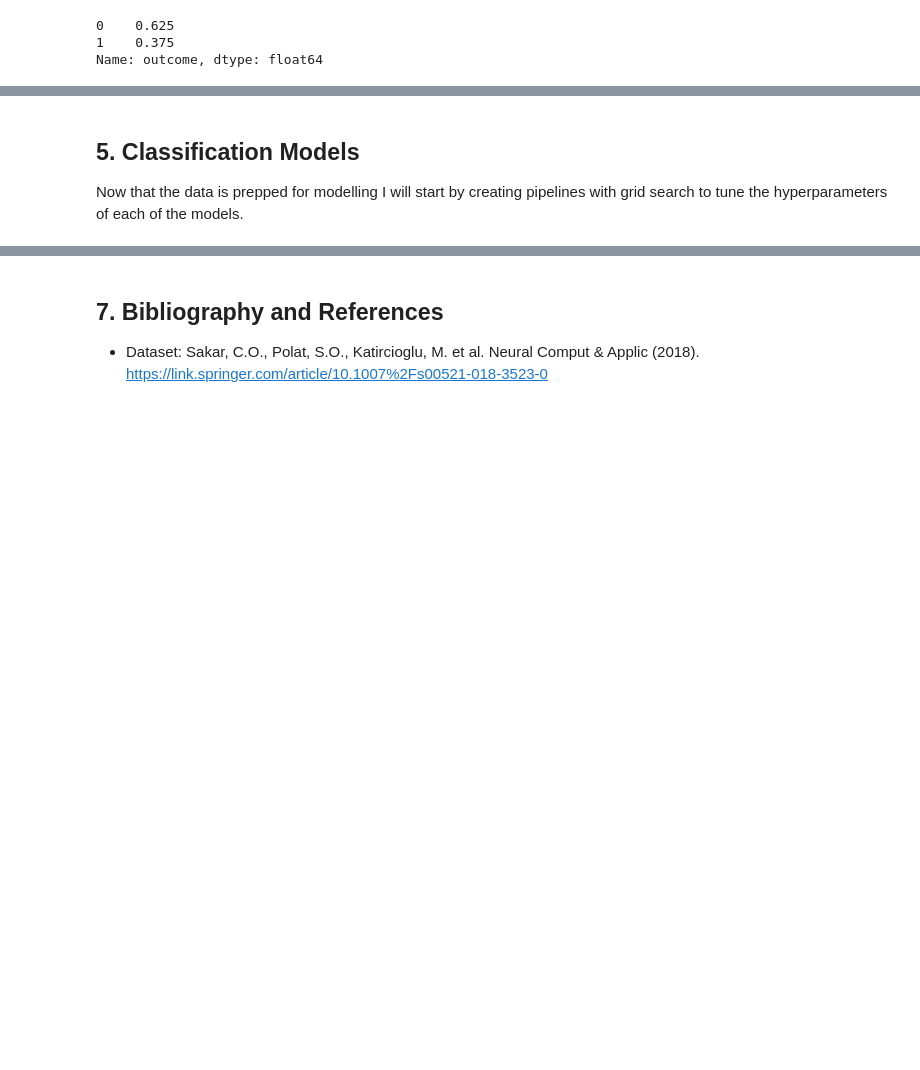
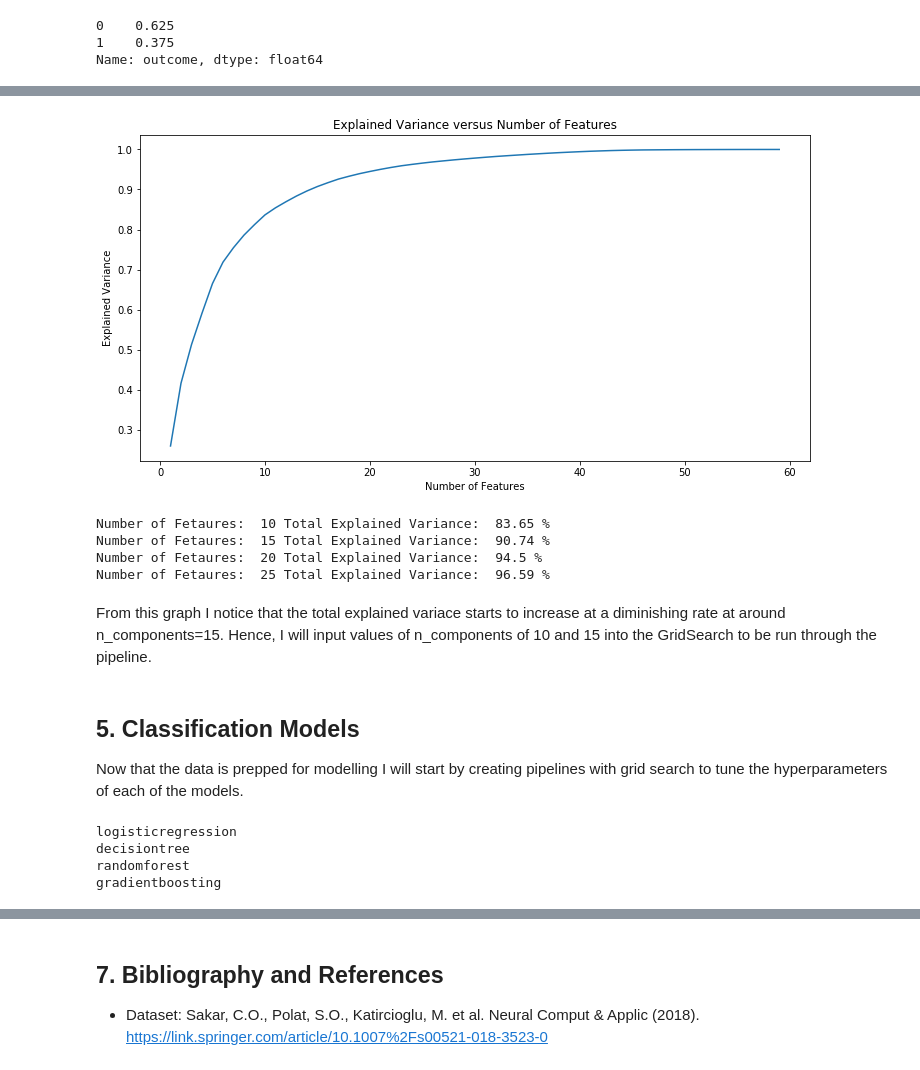
Before and after one commit to a123priya/dsc-mod-5-project-online-ds-pt-021119, a Jupyter notebook: student.ipynb, the cells around one changed output, grey strips where cells are left out. Saved outputs shown, nothing was run; the diff lists cells and outputs as text; code cells hidden in the pictures; blank space fills up the shorter version.

```diff
--- a/student.ipynb
+++ b/student.ipynb
@@ -797,3 +798,28 @@ Pre-processing and feature engineering really helped to improve the models ingen
+# %%
+#Instantiate Principal Component Analysis.
+pca=PCA()
+X_pca = pca.fit_transform(X_trainres)
+fig = plt.figure(figsize=(12,6))
+plt.plot(range(1,X_trainres.shape[1]+1), pca.explained_variance_ratio_.cumsum())
+plt.title('Explained Variance versus Number of Features')
+plt.ylabel('Explained Variance')
+plt.xlabel('Number of Features')
+plt.show();
+# %% [output]
+[figure, added]
+# %%
+for n in [10,15,20,25]:
+    pca_n = PCA(n_components=n)
+    X_pcan = pca_n.fit_transform(X_trainres)
+    tev = round(np.sum(pca_n.explained_variance_ratio_)*100,2)
+    print('Number of Fetaures: ',n, 'Total Explained Variance: ',tev,'%')
+# %% [output]
+Number of Fetaures:  10 Total Explained Variance:  83.65 %
+Number of Fetaures:  15 Total Explained Variance:  90.74 %
+Number of Fetaures:  20 Total Explained Variance:  94.5 %
+Number of Fetaures:  25 Total Explained Variance:  96.59 %
+# %% [markdown]
+From this graph I notice that the total explained variace starts to increase at a diminishing rate at around n_components=15. Hence, I will input values of n_components of 10 and 15 into the GridSearch to be run through the pipeline.
 # %% [markdown]
 ## 5. Classification Models
 
@@ -816,0 +865,8 @@ print(classification_report(y_test, test_preds))
+# %%
+for name, pipe in pipelines.items():
+    print(name)
+# %% [output]
+logisticregression
+decisiontree
+randomforest
+gradientboosting
```
Also changed, not shown: parts of 18 cells of this notebook.
